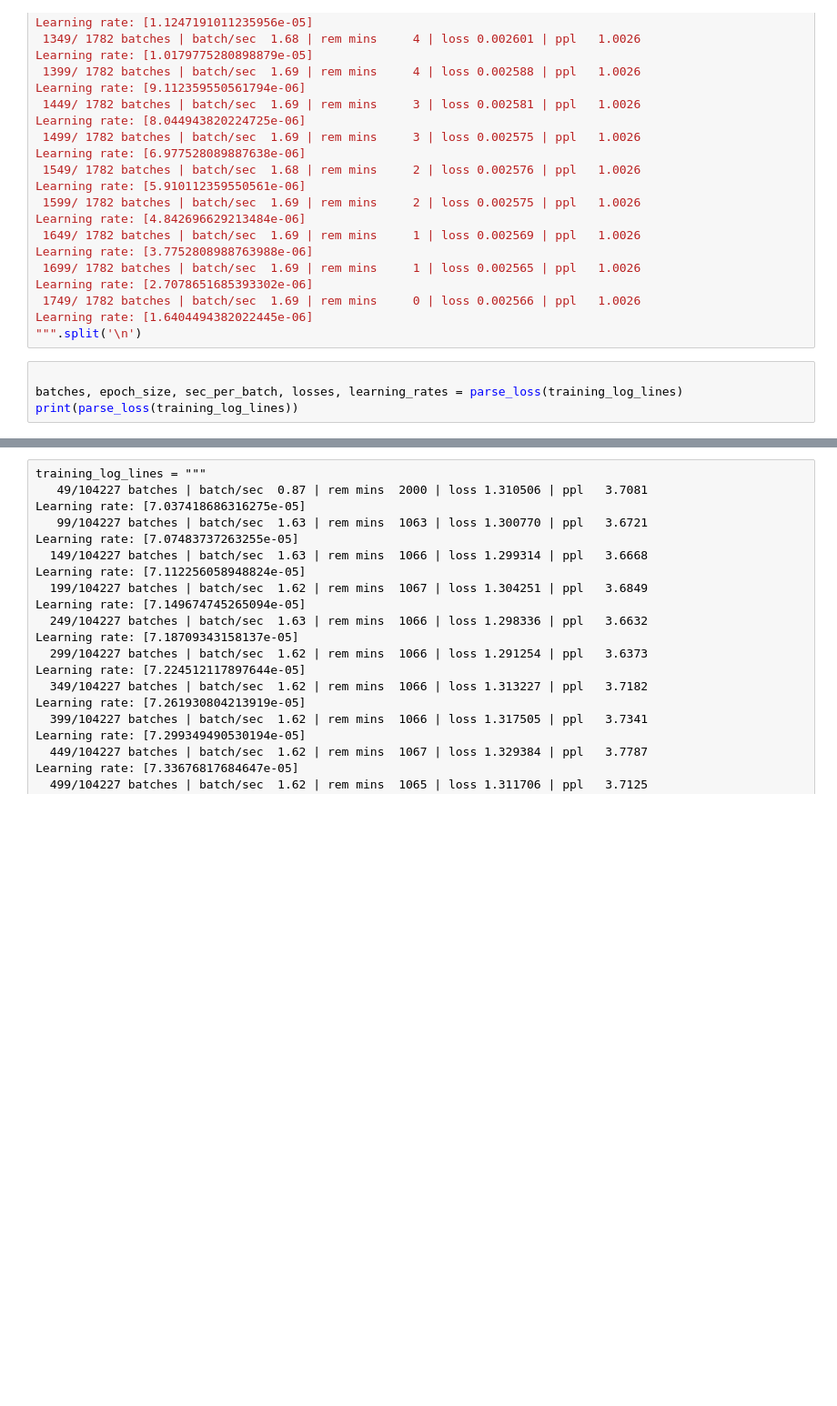
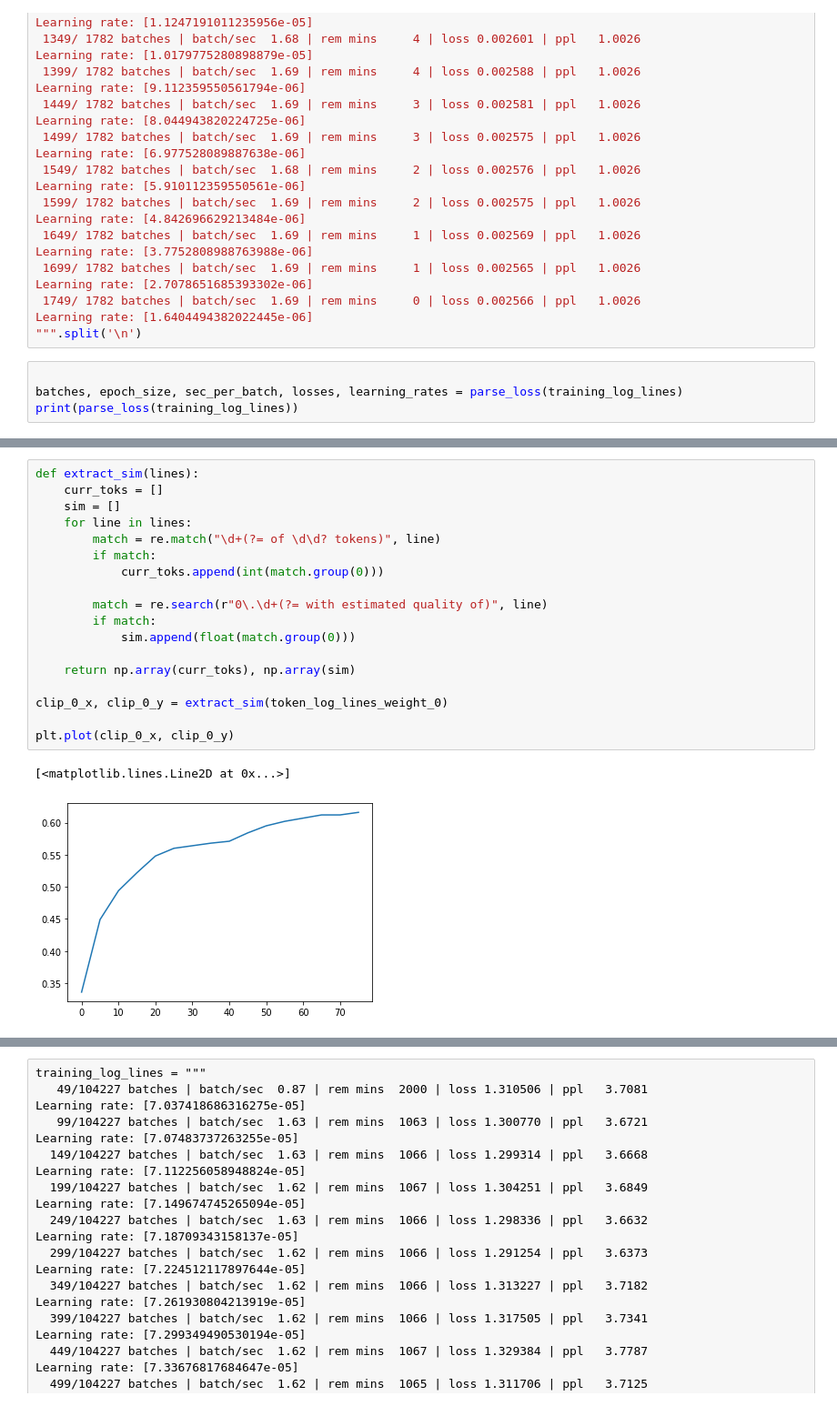
Before and after one commit to BenjaminRSergent/stable-disco-prompt-generator, a Jupyter notebook: notebooks/stable_disco/data_collection/scratch_viz.ipynb, the cells around one changed output, grey strips where cells are left out. Shown at 91% size. Saved outputs shown, nothing was run; the diff lists cells and outputs as text; blank space fills up the shorter version.

```diff
--- a/notebooks/stable_disco/data_collection/scratch_viz.ipynb
+++ b/notebooks/stable_disco/data_collection/scratch_viz.ipynb
@@ -339,3 +337,24 @@ plt.plot(x_vals, predicted_value_poly(x_vals, coffs), color='red', linestyle='--
+# %%
+def extract_sim(lines):
+    curr_toks = []
+    sim = []
+    for line in lines:
+        match = re.match("\d+(?= of \d\d? tokens)", line)
+        if match:
+            curr_toks.append(int(match.group(0)))
+
+        match = re.search(r"0\.\d+(?= with estimated quality of)", line)
+        if match:
+            sim.append(float(match.group(0)))
+
+    return np.array(curr_toks), np.array(sim)
+
+clip_0_x, clip_0_y = extract_sim(token_log_lines_weight_0)
+
+plt.plot(clip_0_x, clip_0_y)
+# %% [output]
+[<matplotlib.lines.Line2D at 0x...>]
+[figure, added]
 # %%
 training_log_lines = """
 Starting training
```
Also changed, not shown: parts of 6 cells of this notebook, 8 other files.
